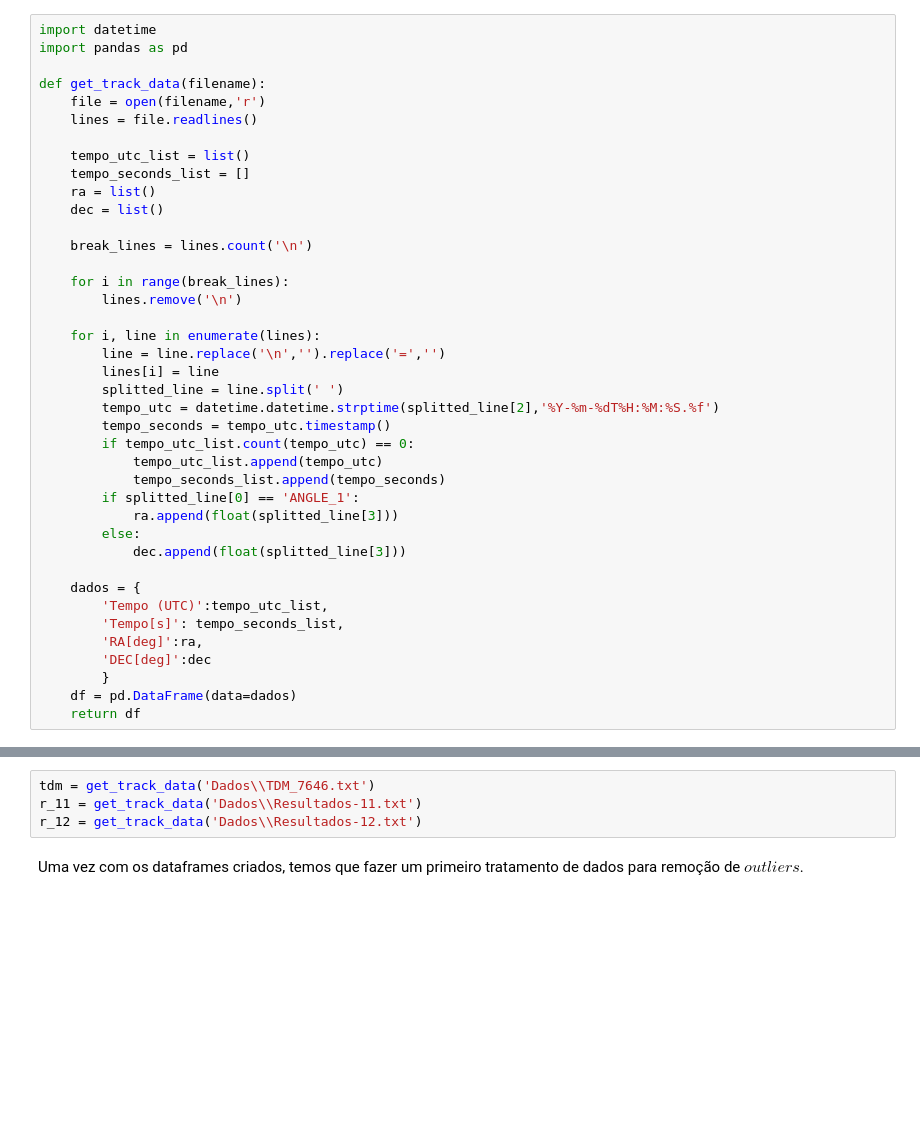
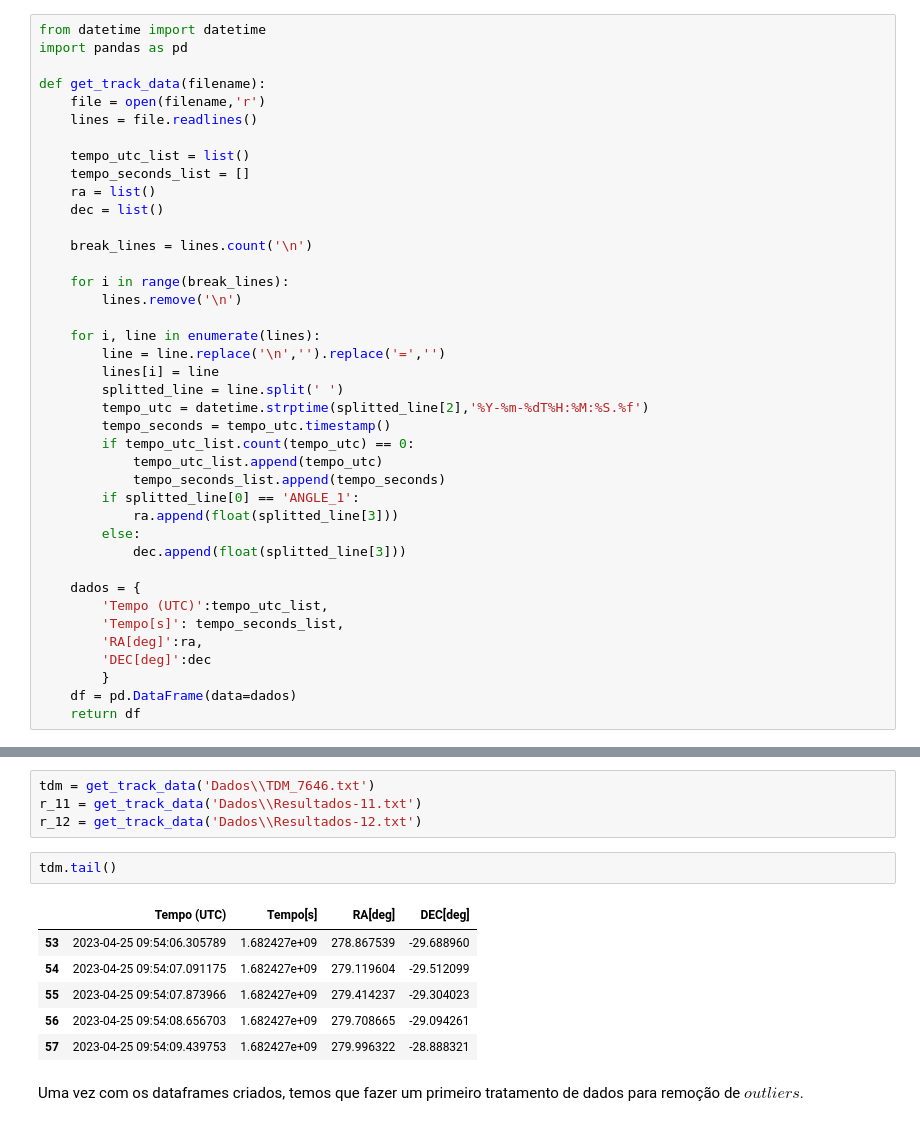
Before and after one commit to Rafa1914/spacepykit, a Jupyter notebook: orbit-determination-notebook.ipynb, the cells around one changed output, grey strips where cells are left out. Drawn from its saved outputs; the diff is of its cells as text; blank space fills up the shorter version.

```diff
--- a/orbit-determination-notebook.ipynb
+++ b/orbit-determination-notebook.ipynb
@@ -5,7 +5,7 @@
 # %% [markdown]
 Inicialmente, devemos abrir o arquivo do TDM contendo os ângulos RAs e DECs a serem utilizados.
 # %%
-import datetime
+from datetime import datetime
 import pandas as pd
 
 def get_track_data(filename):
@@ -26,7 +26,7 @@ def get_track_data(filename):
         line = line.replace('\n','').replace('=','')
         lines[i] = line
         splitted_line = line.split(' ')
-        tempo_utc = datetime.datetime.strptime(splitted_line[2],'%Y-%m-%dT%H:%M:%S.%f')
+        tempo_utc = datetime.strptime(splitted_line[2],'%Y-%m-%dT%H:%M:%S.%f')
         tempo_seconds = tempo_utc.timestamp()
         if tempo_utc_list.count(tempo_utc) == 0:
             tempo_utc_list.append(tempo_utc)
@@ -50,6 +50,15 @@ Criando um dataframe para manipulação
 tdm = get_track_data('Dados\\TDM_7646.txt')
 r_11 = get_track_data('Dados\\Resultados-11.txt')
 r_12 = get_track_data('Dados\\Resultados-12.txt')
+# %%
+tdm.tail()
+# %% [output]
+|  | Tempo (UTC) | Tempo[s] | RA[deg] | DEC[deg] |
+| 53 | 2023-04-25 09:54:06.305789 | 1.682427e+09 | 278.867539 | -29.688960 |
+| 54 | 2023-04-25 09:54:07.091175 | 1.682427e+09 | 279.119604 | -29.512099 |
+| 55 | 2023-04-25 09:54:07.873966 | 1.682427e+09 | 279.414237 | -29.304023 |
+| 56 | 2023-04-25 09:54:08.656703 | 1.682427e+09 | 279.708665 | -29.094261 |
+| 57 | 2023-04-25 09:54:09.439753 | 1.682427e+09 | 279.996322 | -28.888321 |
 # %% [markdown]
 Uma vez com os dataframes criados, temos que fazer um primeiro tratamento de dados para remoção de $\textit{outliers}$.
 # %%
```
Also changed, not shown: parts of 6 cells of this notebook, 2 other files.
